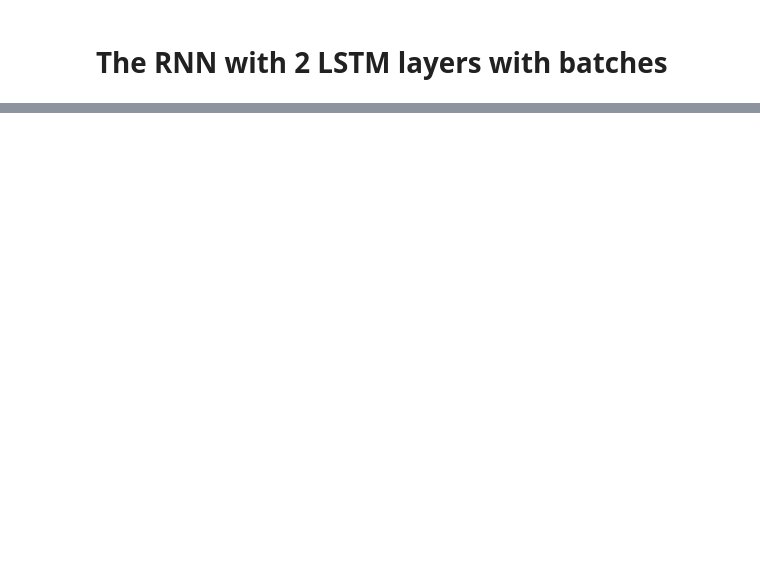
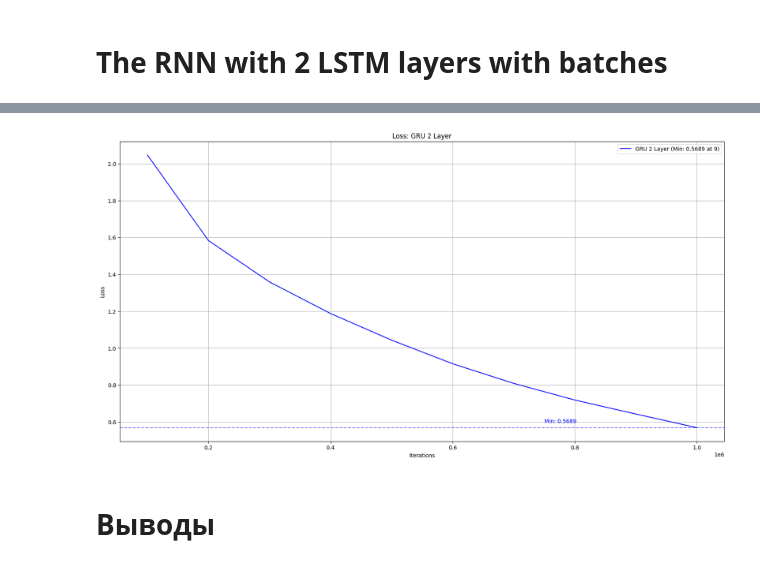
Before and after one commit to AlexBorealis/netology_dll_hw, a Jupyter notebook: kozlov_hw_6_dll.ipynb, the cells around one changed output, grey strips where cells are left out. Cells and saved outputs as stored; diff of their text form; code cells hidden in the pictures; blank space fills up the shorter version.

Commit message:
feature: добавлены графики обучения моделей и выводы по моделям

```diff
--- a/kozlov_hw_6_dll.ipynb
+++ b/kozlov_hw_6_dll.ipynb
@@ -572,0 +744,3 @@ evaluateRandomly(encoder4, decoder4, n=20)
+# %%
+df_with_batches_final = pd.read_csv('losses_GRU_2_layer_with_batches_final.csv').loc[:, ['iterations', 'losses']]
+df_with_batches_final
@@ -572,0 +759,26 @@ evaluateRandomly(encoder4, decoder4, n=20)
+# %%
+plt.figure(figsize=(20, 10))
+plt.plot(
+    df_with_batches_final['iterations'], df_with_batches_final['losses'],
+    label=f'GRU 2 Layer (Min: {min(df_with_batches_final['losses']):.4f} at {df_with_batches_final['losses'].idxmin()})',
+    color='blue'
+)
+
+plt.axhline(y=min(df_with_batches_final['losses']), color='blue', linestyle='--', alpha=0.5)
+
+plt.text(
+    750000, min(df_with_batches_final['losses']) + 0.02,
+    f'Min: {min(df_with_batches_final['losses']):.4f}',
+    color='blue', ha='left', va='bottom'
+)
+
+plt.xlabel('Iterations')
+plt.ylabel('Loss')
+plt.title('Loss: GRU 2 Layer')
+plt.legend()
+plt.grid(True)
+plt.show()
+# %% [output]
+[figure, added]
+# %% [markdown]
+# **Выводы**
```
Also changed, not shown: parts of 29 cells of this notebook.
